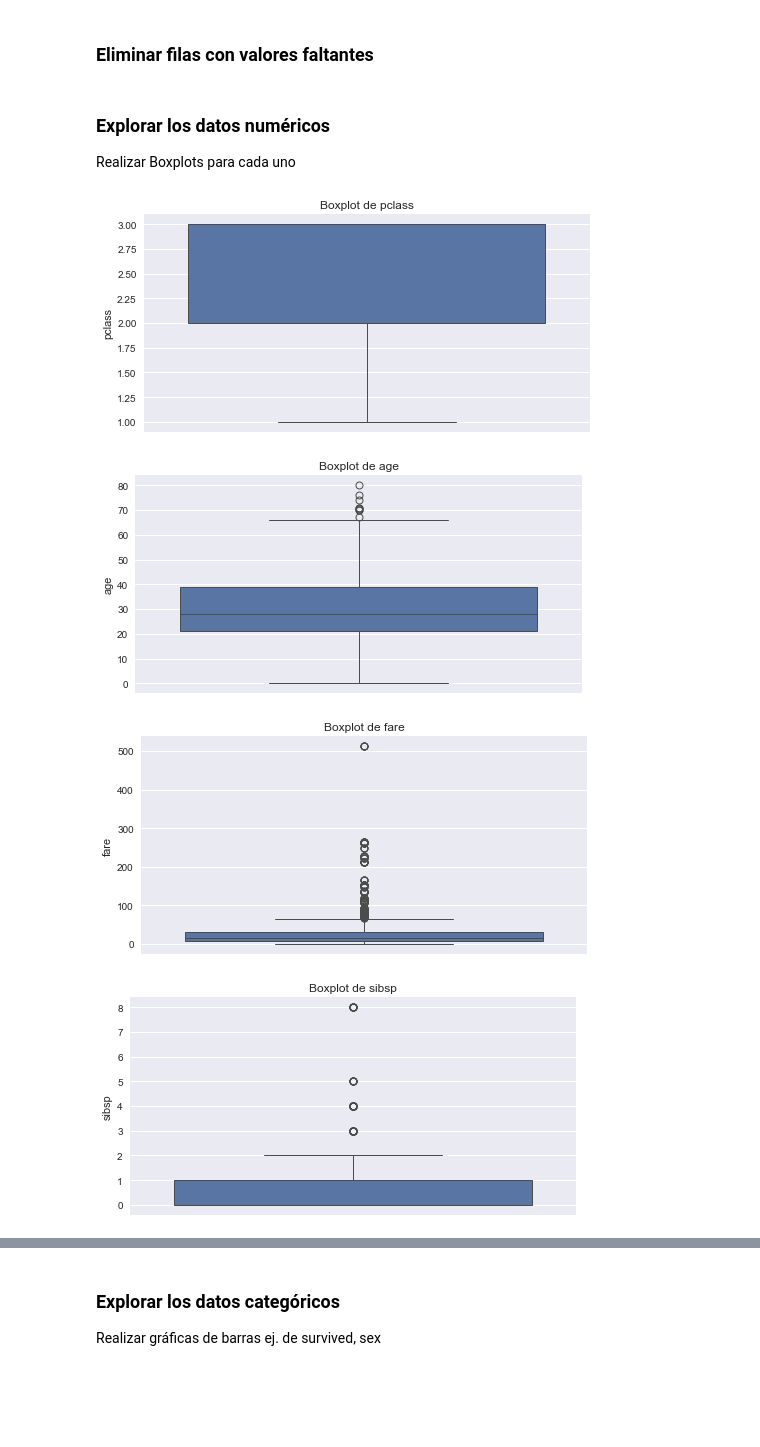
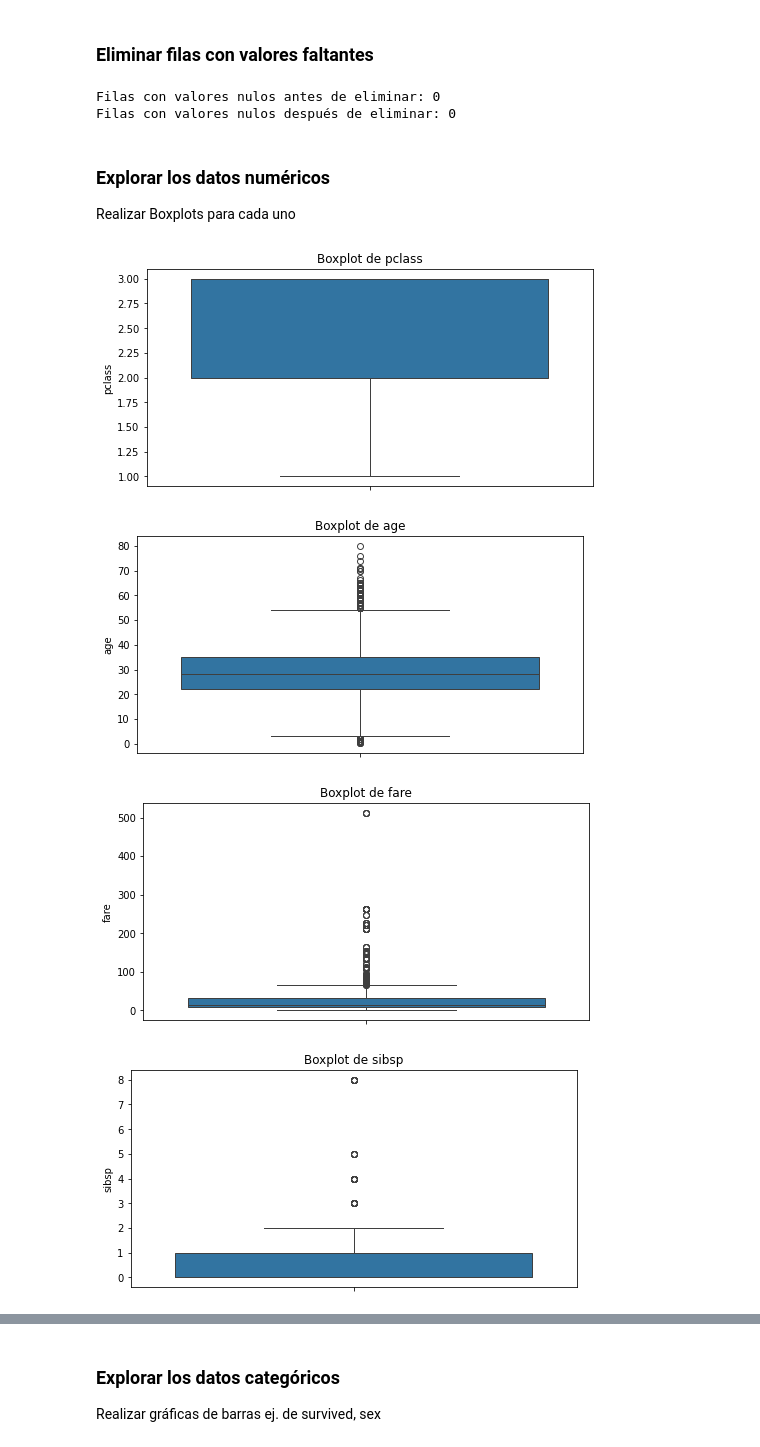
Before and after one commit to alee2602/HTD1-DM, a Jupyter notebook: 03-Vida_facil.ipynb, the cells around one changed output, grey strips where cells are left out. Saved outputs shown, nothing was run; the diff lists cells and outputs as text; code cells hidden in the pictures; blank space fills up the shorter version.

```diff
--- a/03-Vida_facil.ipynb
+++ b/03-Vida_facil.ipynb
@@ -262,26 +280,38 @@ dtypes: float64(5), int32(1), int64(4), object(2)
 memory usage: 117.7+ KB
 # %% [markdown]
 ### Eliminar filas con valores faltantes
+# %%
+
+filas_con_nulos= datosnew.isnull().sum().sum()
+
+nuevodf = datosnew.dropna()
+
+filas_con_nulos_despues = nuevodf.isnull().sum().sum()
+
+# Mostrar el resultado de la verificación
+print(f"Filas con valores nulos antes de eliminar: {filas_con_nulos}")
+print(f"Filas con valores nulos después de eliminar: {filas_con_nulos_despues}")
+# %% [output]
+Filas con valores nulos antes de eliminar: 0
+Filas con valores nulos después de eliminar: 0
 # %% [markdown]
 ### Explorar los datos numéricos
 
 Realizar Boxplots para cada uno
 # %%
-import matplotlib.pyplot as plt
-import seaborn as sns
 
 # Lista de variables numéricas
 numeric_vars = ['pclass', 'age', 'fare', 'sibsp', 'parch']
 
 # Mostrar cada boxplot en una figura separada
 for var in numeric_vars:
     plt.figure(figsize=(8,4))
-    sns.boxplot(y=datos[var])
+    sns.boxplot(y=datosnew[var])
     plt.title(f'Boxplot de {var}')
     plt.ylabel(var)
     plt.show()
 # %% [output]
-[figure, old version]
+[figure, new version]
-[figure, old version]
+[figure, new version]
-[figure, old version]
+[figure, new version]
-[figure, old version]
+[figure, new version]
```
Also changed, not shown: parts of 15 cells of this notebook.
